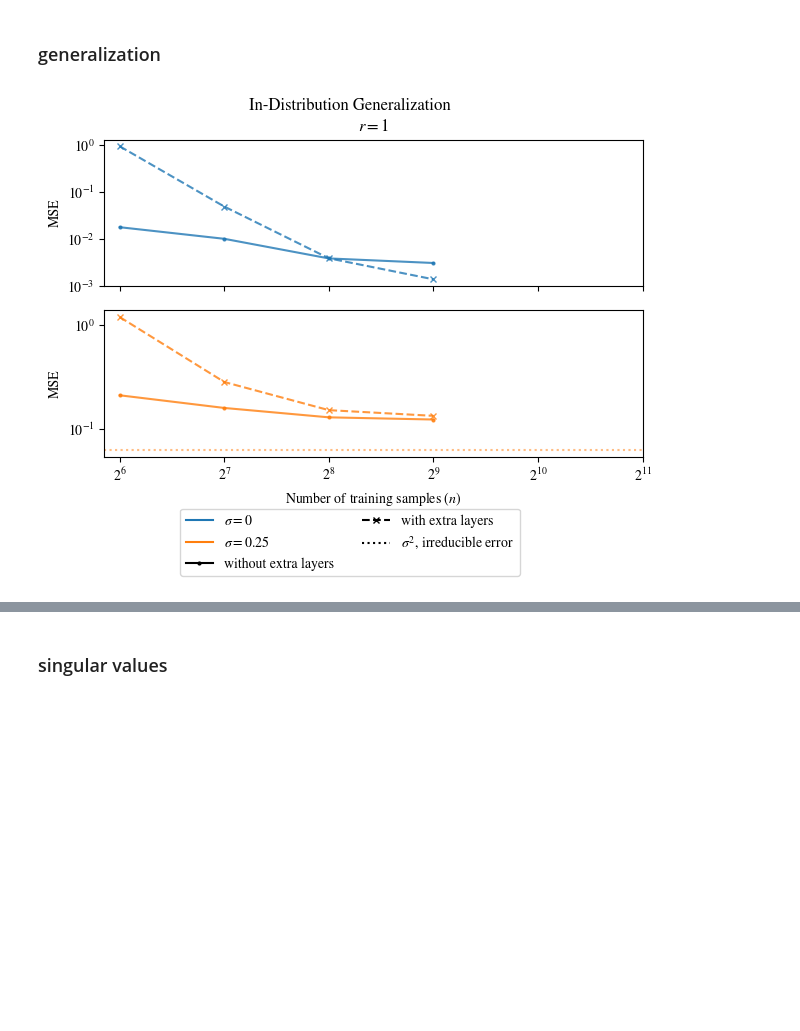
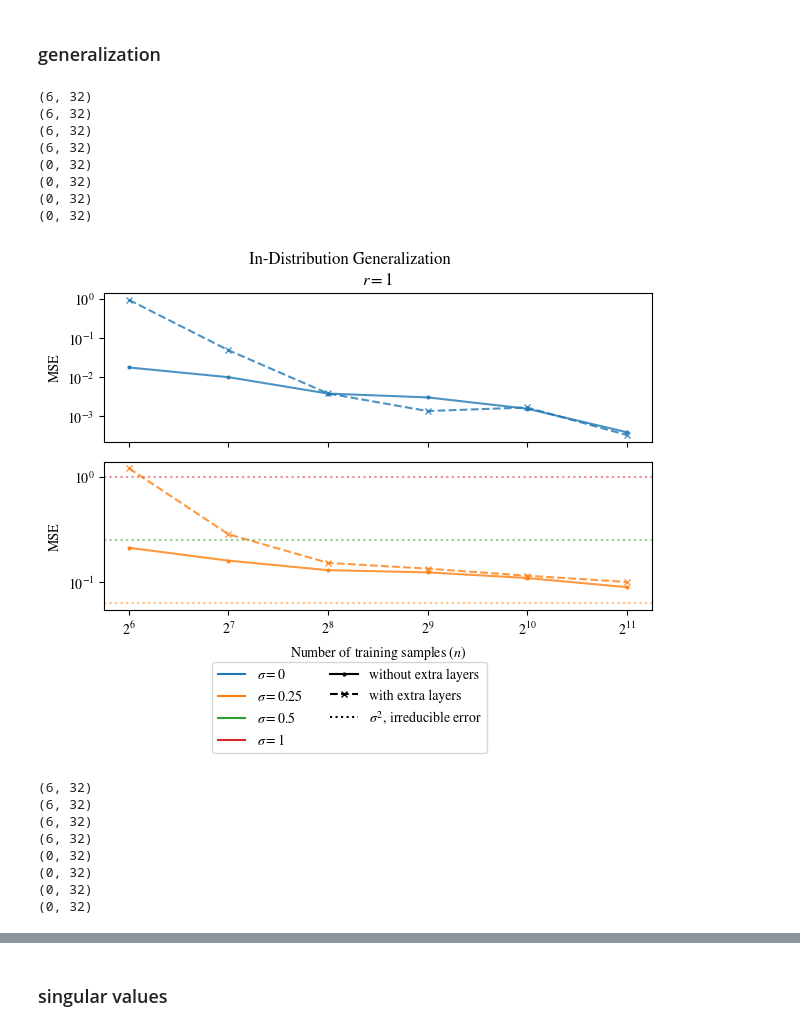
Before and after one commit to suzannastep/linear_layers_experiments, a Jupyter notebook: plotting_results.ipynb, the cells around one changed output, grey strips where cells are left out. Cells and saved outputs as stored; diff of their text form; code cells hidden in the pictures; blank space fills up the shorter version.

```diff
--- a/plotting_results.ipynb
+++ b/plotting_results.ipynb
@@ -388,9 +15,0 @@ with torch.no_grad():
-# %%
-oodY = {}
-oodsize = 2048
-for r in rs:
-    for k,std in enumerate(labelnoise):
-        labelnoiseseed = 235 + k
-        datagenseed = 333
-        print("ood size =",oodsize,"r =",r,"label noise std =",std,"label noise seed =",labelnoiseseed)
-        oodX,oodY[r,std] = gen_data(datasetsize=oodsize,r=r,seed=datagenseed,std=std,labelnoiseseed=labelnoiseseed,ood=True)[:2]
@@ -583,0 +16,3 @@ res
+# %%
+job_name = "new_targets"
+res = pd.read_pickle(job_name+"_results")
@@ -801,7 +257,7 @@ No artists with labels found to put in legend.  Note that artists whose label st
 # %%
 for std in res["sigma"].unique():
     f, ax = plt.subplots(ncols=len(res.r.unique()),nrows=1, sharex=True, sharey=False, figsize=(10,4.8))
-    ax = [ax]
+    if len(res.r.unique()) == 1: ax = [ax]
     for rnum,r in enumerate(res.r.unique()):
         for n in res.n.unique():
                 res_rnstd = res[(res.r == r) * (res.n == n) * (res["sigma"] == std)]
@@ -820,6 +276,6 @@ for std in res["sigma"].unique():
     f.tight_layout()
     if int(std) == std:
         std = int(std)
-    f.savefig(job_name+f"_labelnoise{std}/ValidationMSE.pdf",dpi=300)
+    f.savefig(job_name+f"_labelnoise{std}_ValidationMSE.pdf",dpi=300)
     plt.show()
 # %% [output]
@@ -833,20 +289,16 @@ markersize = 4
 colors = {
     0   :"C0",
     0.25:"C1",
-    # 0.5 :"C2",
-    # 1   :"C3"
+    0.5 :"C2",
+    1   :"C3"
 }
 labels = {
     "without extra layers":"-",
     "with extra layers"   :"--",
-    #"without linear layers":"-",
-    #"with linear layers"   :"--",
 }
 markers = {
     "without extra layers":".",
     "with extra layers"   :"x",
-    #"without linear layers":".",
-    #"with linear layers"   :"x",
 }
 # %% [markdown]
 ### generalization
@@ -862,45 +314,58 @@ handles += [
         Line2D([0], [0], color='k', ls=':', label='$\sigma^2$, irreducible error'),
 ]
 
-for metric in ['In-Distribution Generalization','Out-of-Distribution Generalization']:
+for metric in ['In-Distribution','Out-of-Distribution']:
     standard_errors = metric[:-3] + 'SEM'
     f, ax = plt.subplots(ncols=len(res.r.unique()),nrows=2, sharex=True, sharey="row", figsize=(columnwidth,4.25))
-    ax = ax[:,np.newaxis]
+    if len(res.r.unique()) == 1: ax = ax[:,np.newaxis]
     #just the data without label noise in the first row
     for col,r in enumerate(res.r.unique()):
-        for row,sigmas in enumerate([[0],[0.25]]):#[[0],[0.25,0.5,1]]
+        for row,sigmas in enumerate([[0],[0.25,0.5,1]]):
             for sigma in sigmas:
                 for label,ls in labels.items():
                     if label == "with extra layers":#"with linear layers":
-                        curr = bestLres[(bestLres.r == r) * (bestLres["sigma"] == sigma)]
+                        curr = bestLres[(bestLres.r == r) * (bestLres["sigma"]==sigma)]
                     elif label == "without extra layers":#"without linear layers":
                         curr = res[(res.L == 2) * (res.r == r) * (res["sigma"]==sigma)]
-                    points = curr[[metric]].values[:,0]
-                    # errorbars = curr[[standard_errors]].values[:,0]
+                    print(curr.shape)
+                    points = curr[[metric + " MSE"]].values[:,0]
                     marker = markers[label]
                     ax[row,col].plot(curr.n,points,
                                         linestyle=ls,
                                         marker=marker,
                                         markersize=markersize,
                                         color=colors[sigma],
                                         alpha=0.8)
                     #horizontal dashed line for minimal possible MSE (ie sigma^2) in plots with label noise
                     ax[1,col].axhline(y=sigma**2, color=colors[sigma], linestyle=':',alpha=0.3)
-                    # for (_,model),y in zip(curr.iterrows(),points):
-                    #     text = rf'$\lambda = {model["lambda"]:.0e}$' + f'\nL = {model["L"]}\nfit {model["Final Train MSE"]:.1e}\nwd{model["Final Weight Decay"]:.1e}\nVal{model["Validation MSE"]:.1e}'
-                    #     ax[row,col].annotate(text,[model["n"],y],fontsize=1)
             #plot set up
             ax[row,col].set_xscale("log",base=2)
             ax[row,col].set_xticks([2**k for k in range(6,12)])
             ax[row,col].set_yscale("log",base=10)
             ax[row,0].set_ylabel(f"MSE",wrap=True)
             ax[0,col].set_title(rf"$r={r}$")
             ax[1,col].set_xlabel("Number of training samples ($n$)")
             ax[row,col].minorticks_off()
     f.legend(handles=handles, ncol=2, loc = 'upper center', bbox_to_anchor=(0.5,0.03))
-    plt.suptitle(f"{metric}")
+    plt.suptitle(f"{metric} Generalization")
     plt.tight_layout(pad=0.5,h_pad=1.08, w_pad=1.08)
-    plt.savefig(job_name+f"{metric}.pdf",dpi=300,bbox_inches='tight')
+    plt.savefig(job_name+f"{metric} Generalization.pdf",dpi=300,bbox_inches='tight')
     plt.show()
 # %% [output]
+(6, 32)
+(6, 32)
+(6, 32)
+(6, 32)
+(0, 32)
+(0, 32)
+(0, 32)
+(0, 32)
-[figure, old version]
+[figure, new version]
+(6, 32)
+(6, 32)
+(6, 32)
+(6, 32)
+(0, 32)
+(0, 32)
+(0, 32)
+(0, 32)
```
Also changed, not shown: parts of 55 cells of this notebook, 12 other files.
